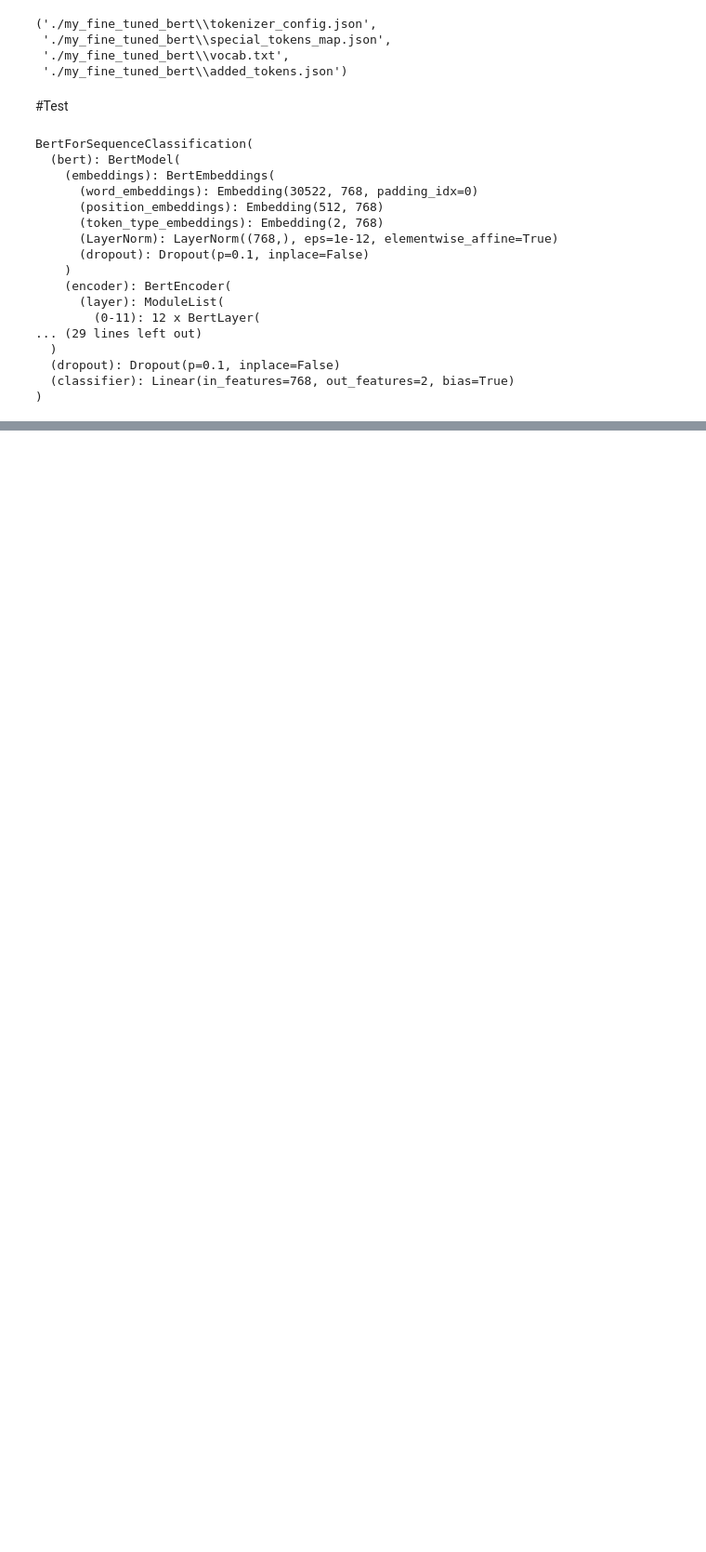
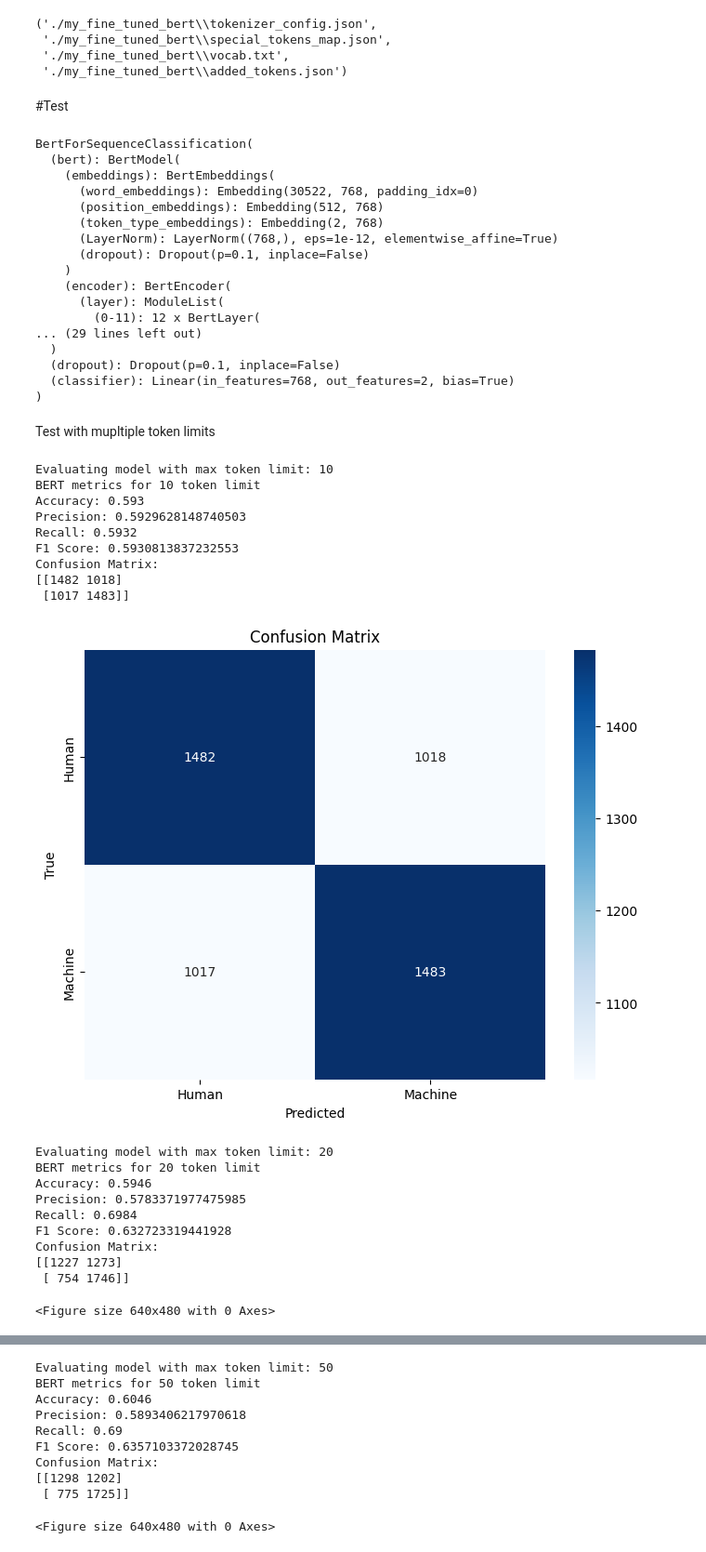
Before and after one commit to Shivanshmathur/MGTDetection-Eval, a Jupyter notebook: BERT.ipynb, the cells around one changed output, grey strips where cells are left out. Shown at 93% size. Saved outputs shown, nothing was run; the diff lists cells and outputs as text; code cells hidden in the pictures; blank space fills up the shorter version.

```diff
--- a/BERT.ipynb
+++ b/BERT.ipynb
@@ -142,7 +181,7 @@ End of Epoch 1, Average Loss: 0.11739569888185802
 # %%
 # Load tokenizer and model
-tokenizer = BertTokenizer.from_pretrained('./my_fine_tuned_bert')
-model = BertForSequenceClassification.from_pretrained('./my_fine_tuned_bert', num_labels=2)
+tokenizer = BertTokenizer.from_pretrained('/content/my_fine_tuned_bert')
+model = BertForSequenceClassification.from_pretrained('/content/my_fine_tuned_bert', num_labels=2)
 model.to(device)
 model.eval()
 # %% [output]
@@ -163,3 +202,5 @@ BertForSequenceClassification(
   (dropout): Dropout(p=0.1, inplace=False)
   (classifier): Linear(in_features=768, out_features=2, bias=True)
 )
+# %% [markdown]
+Test with mupltiple token limits
@@ -165,0 +211,3 @@ BertForSequenceClassification(
+# %%
+# Load and prepare data
+test_data = load_data('/content/SubtaskA/subtaskA_dev_monolingual.jsonl')
@@ -165,0 +256,43 @@ BertForSequenceClassification(
+# %%
+token_limits = [10, 20, 50, 100, 200, 500]
+
+for limit in token_limits:
+    print(f"Evaluating model with max token limit: {limit}")
+
+    # Preprocess test data with current token limit
+    tokenized_test = preprocess_data(test_data, tokenizer, max_length=limit)
+
+    # Extract labels
+    test_labels = torch.tensor(test_data['label'].tolist()).unsqueeze(1)
+
+    # Create TensorDataset and DataLoader
+    test_dataset = TensorDataset(tokenized_test['input_ids'], tokenized_test['attention_mask'])
+    test_loader = DataLoader(test_dataset, batch_size=32, shuffle=False)
+
+    # Generate predictions
+    predictions = generate_predictions(model, test_loader)
+
+    print(f"BERT metrics for {limit} token limit")
+    # Assuming you have a function to evaluate predictions:
+    print_evaluation_metrics(predictions, test_labels, limit)
+# %% [output]
+Evaluating model with max token limit: 10
+BERT metrics for 10 token limit
+Accuracy: 0.593
+Precision: 0.5929628148740503
+Recall: 0.5932
+F1 Score: 0.5930813837232553
+Confusion Matrix:
+[[1482 1018]
+ [1017 1483]]
+[figure, added]
+Evaluating model with max token limit: 20
+BERT metrics for 20 token limit
+Accuracy: 0.5946
+Precision: 0.5783371977475985
+Recall: 0.6984
+F1 Score: 0.632723319441928
+Confusion Matrix:
+[[1227 1273]
+ [ 754 1746]]
+<Figure size 640x480 with 0 Axes>
@@ -165,0 +300,10 @@ BertForSequenceClassification(
+Evaluating model with max token limit: 50
+BERT metrics for 50 token limit
+Accuracy: 0.6046
+Precision: 0.5893406217970618
+Recall: 0.69
+F1 Score: 0.6357103372028745
+Confusion Matrix:
+[[1298 1202]
+ [ 775 1725]]
+<Figure size 640x480 with 0 Axes>
```
Also changed, not shown: parts of 16 cells of this notebook, 18 other files.
